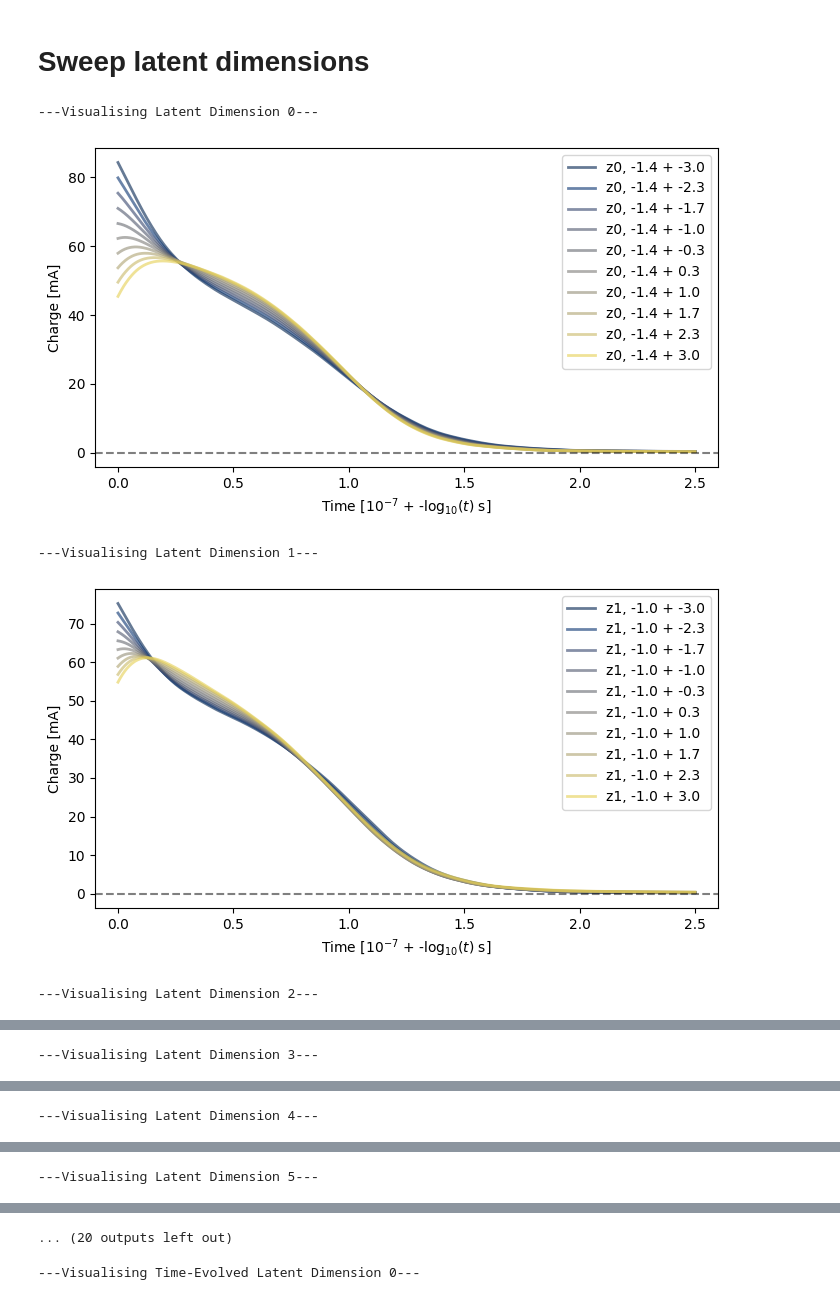
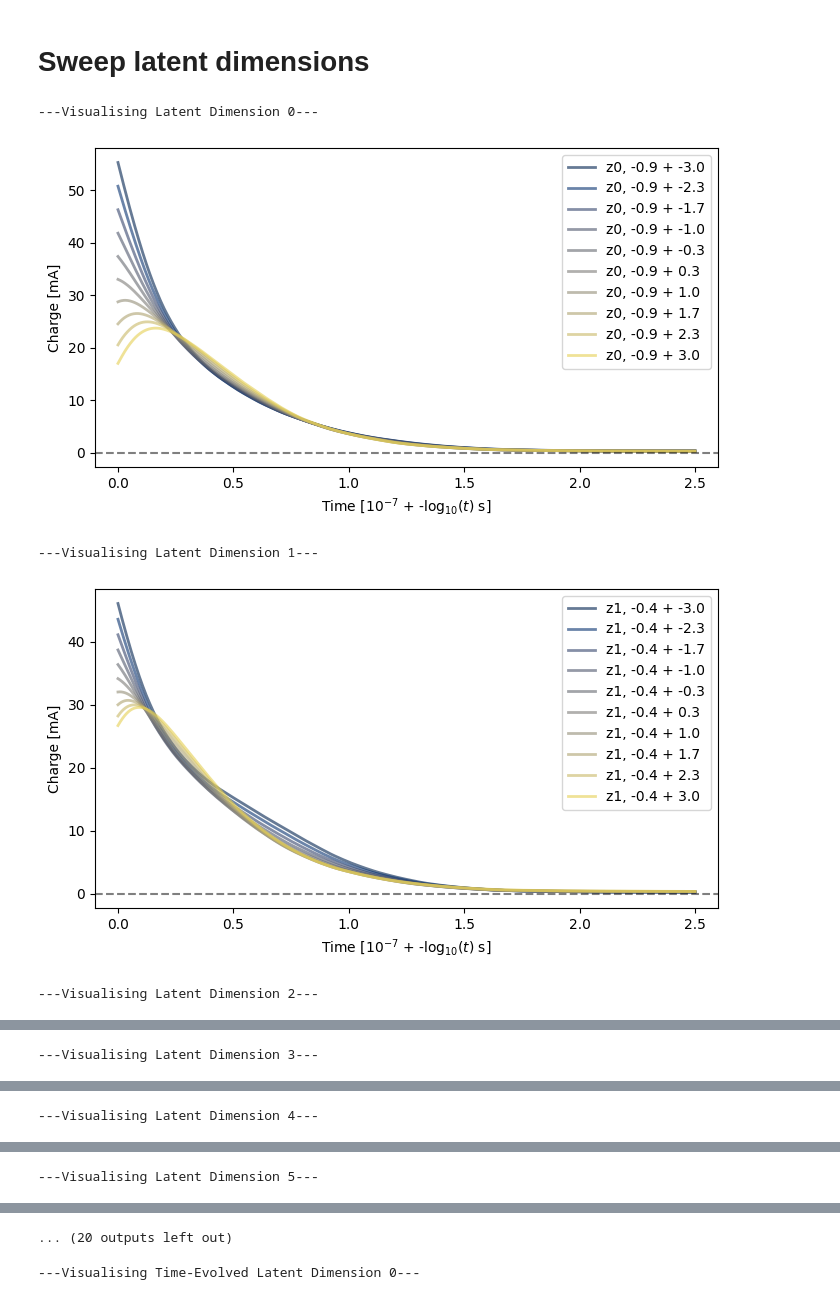
Before and after one commit to rayyyd/ML_charge_modeling, a Jupyter notebook: parameter_tuning/interpretability.ipynb, the cells around one changed output, grey strips where cells are left out. Drawn from its saved outputs; the diff is of its cells as text; code cells hidden in the pictures.

Commit message:
mean complete, working

```diff
--- a/parameter_tuning/interpretability.ipynb
+++ b/parameter_tuning/interpretability.ipynb
@@ -355,15 +172,15 @@ Latent vectors shape: (150, 16) All timesteps shape: (150, 1000, 16)
 # %%
 latent_variance = []
 timestep_interest = 0     #always 0 unless exclusively calculating latent variance.
 
-latent_subject = all[122:123, timestep_interest, :]    #all[traj_idx, timestep_interest, :], default is all[:,0,:] which will mean over all samples.
+latent_subject = all[:, timestep_interest, :]    #all[traj_idx, timestep_interest, :], default is all[:,0,:] which will mean over all samples.
                                                        # timestep_interest should always be 0, unless this fn is only used for calculating latent_variance
 for dim_idx in range(model_params['latent_dim']):
     print(f"---Visualising Latent Dimension {dim_idx}---")
     latent_variance.append(ipynb_utils.sweep_latent_adaptive(parameters.model_params, parameters.dataset, dim_idx, latent_subject, all, save=False, show=True))
 # %% [output]
 ---Visualising Latent Dimension 0---
-[figure, old version]
+[figure, new version]
 ---Visualising Latent Dimension 1---
-[figure, old version]
+[figure, new version]
 ---Visualising Latent Dimension 2---
```
Also changed, not shown: parts of 12 cells of this notebook, 1 other file.
